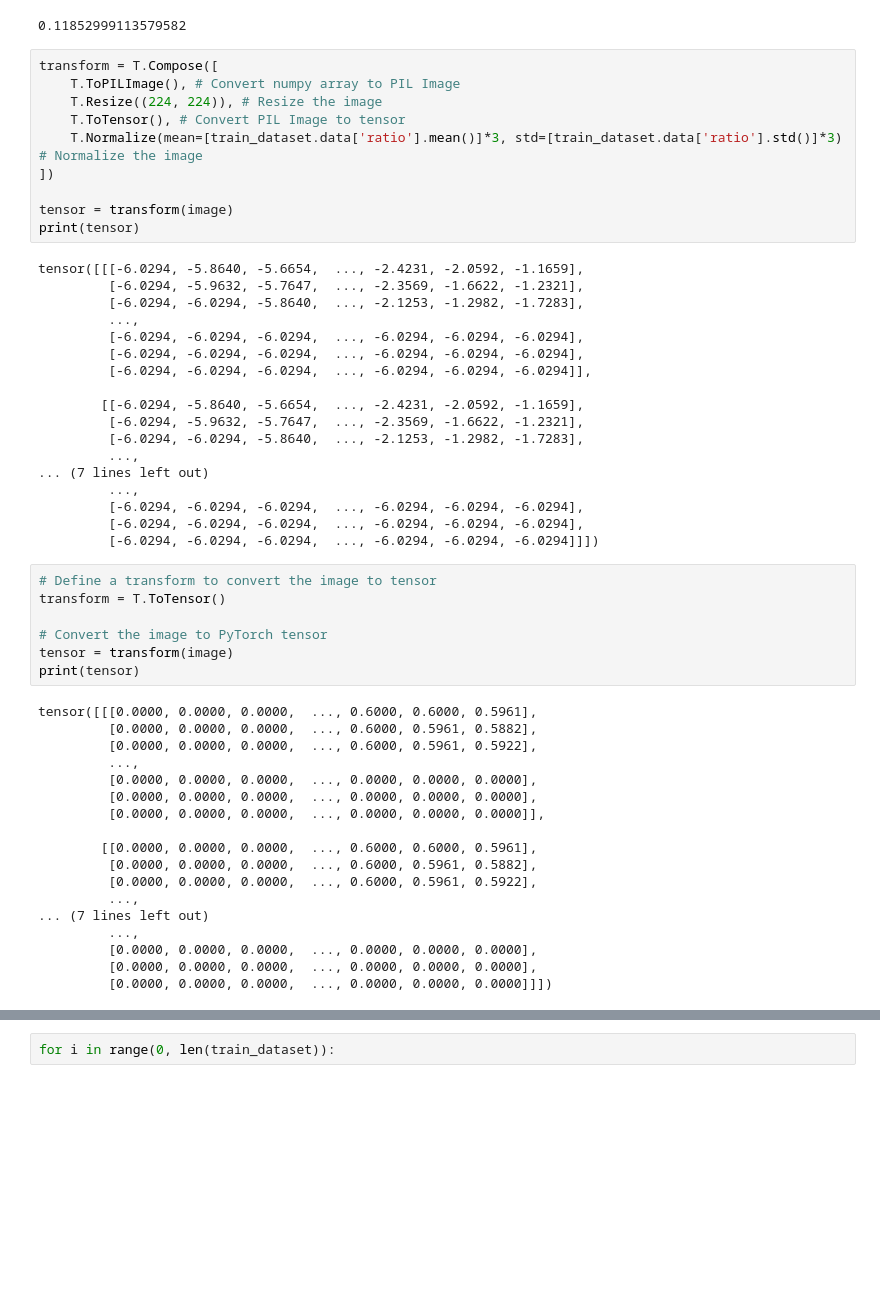
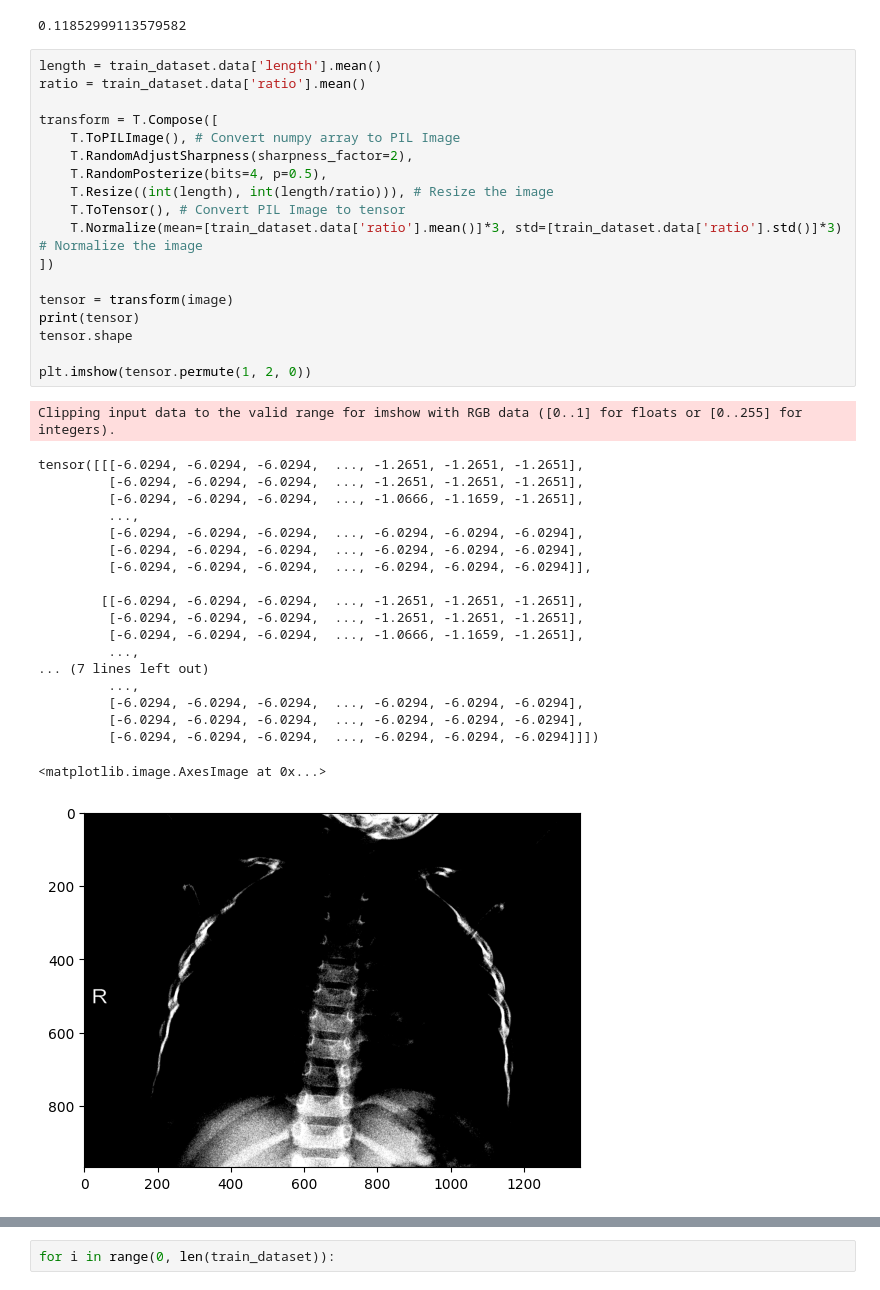
Before and after one commit to JPMartinezClaeys/30254-pneumoniacs, a Jupyter notebook: predict-pneumonia/lisette_notebook.ipynb, the cells around one changed output, grey strips where cells are left out. Cells and saved outputs as stored; diff of their text form; blank space fills up the shorter version.

Commit message:
transformation code added

```diff
--- a/predict-pneumonia/lisette_notebook.ipynb
+++ b/predict-pneumonia/lisette_notebook.ipynb
@@ -51,55 +52,41 @@ train_dataset.data['ratio'].std()
 # %% [output]
 0.11852999113579582
 # %%
+length = train_dataset.data['length'].mean()
+ratio = train_dataset.data['ratio'].mean()
+
 transform = T.Compose([
     T.ToPILImage(), # Convert numpy array to PIL Image
-    T.Resize((224, 224)), # Resize the image
+    T.RandomAdjustSharpness(sharpness_factor=2),
+    T.RandomPosterize(bits=4, p=0.5),
+    T.Resize((int(length), int(length/ratio))), # Resize the image
     T.ToTensor(), # Convert PIL Image to tensor
     T.Normalize(mean=[train_dataset.data['ratio'].mean()]*3, std=[train_dataset.data['ratio'].std()]*3) # Normalize the image
 ])
 
 tensor = transform(image)
 print(tensor)
+tensor.shape
+
+plt.imshow(tensor.permute(1, 2, 0))
 # %% [output]
-tensor([[[-6.0294, -5.8640, -5.6654,  ..., -2.4231, -2.0592, -1.1659],
-         [-6.0294, -5.9632, -5.7647,  ..., -2.3569, -1.6622, -1.2321],
-         [-6.0294, -6.0294, -5.8640,  ..., -2.1253, -1.2982, -1.7283],
-         ...,
-         [-6.0294, -6.0294, -6.0294,  ..., -6.0294, -6.0294, -6.0294],
-         [-6.0294, -6.0294, -6.0294,  ..., -6.0294, -6.0294, -6.0294],
-         [-6.0294, -6.0294, -6.0294,  ..., -6.0294, -6.0294, -6.0294]],
-
-        [[-6.0294, -5.8640, -5.6654,  ..., -2.4231, -2.0592, -1.1659],
-         [-6.0294, -5.9632, -5.7647,  ..., -2.3569, -1.6622, -1.2321],
-         [-6.0294, -6.0294, -5.8640,  ..., -2.1253, -1.2982, -1.7283],
-         ...,
-... (7 lines left out)
-         ...,
-         [-6.0294, -6.0294, -6.0294,  ..., -6.0294, -6.0294, -6.0294],
-         [-6.0294, -6.0294, -6.0294,  ..., -6.0294, -6.0294, -6.0294],
-         [-6.0294, -6.0294, -6.0294,  ..., -6.0294, -6.0294, -6.0294]]])
+Clipping input data to the valid range for imshow with RGB data ([0..1] for floats or [0..255] for integers).
+tensor([[[-6.0294, -6.0294, -6.0294,  ..., -1.2651, -1.2651, -1.2651],
+         [-6.0294, -6.0294, -6.0294,  ..., -1.2651, -1.2651, -1.2651],
+         [-6.0294, -6.0294, -6.0294,  ..., -1.0666, -1.1659, -1.2651],
+         ...,
+         [-6.0294, -6.0294, -6.0294,  ..., -6.0294, -6.0294, -6.0294],
+         [-6.0294, -6.0294, -6.0294,  ..., -6.0294, -6.0294, -6.0294],
+         [-6.0294, -6.0294, -6.0294,  ..., -6.0294, -6.0294, -6.0294]],
+
+        [[-6.0294, -6.0294, -6.0294,  ..., -1.2651, -1.2651, -1.2651],
+         [-6.0294, -6.0294, -6.0294,  ..., -1.2651, -1.2651, -1.2651],
+         [-6.0294, -6.0294, -6.0294,  ..., -1.0666, -1.1659, -1.2651],
+         ...,
+... (7 lines left out)
+         ...,
+         [-6.0294, -6.0294, -6.0294,  ..., -6.0294, -6.0294, -6.0294],
+         [-6.0294, -6.0294, -6.0294,  ..., -6.0294, -6.0294, -6.0294],
+         [-6.0294, -6.0294, -6.0294,  ..., -6.0294, -6.0294, -6.0294]]])
+<matplotlib.image.AxesImage at 0x...>
+[figure, added]
-# %%
-# Define a transform to convert the image to tensor
-transform = T.ToTensor()
-
-# Convert the image to PyTorch tensor
-tensor = transform(image)
-print(tensor)
-# %% [output]
-tensor([[[0.0000, 0.0000, 0.0000,  ..., 0.6000, 0.6000, 0.5961],
-         [0.0000, 0.0000, 0.0000,  ..., 0.6000, 0.5961, 0.5882],
-         [0.0000, 0.0000, 0.0000,  ..., 0.6000, 0.5961, 0.5922],
-         ...,
-         [0.0000, 0.0000, 0.0000,  ..., 0.0000, 0.0000, 0.0000],
-         [0.0000, 0.0000, 0.0000,  ..., 0.0000, 0.0000, 0.0000],
-         [0.0000, 0.0000, 0.0000,  ..., 0.0000, 0.0000, 0.0000]],
-
-        [[0.0000, 0.0000, 0.0000,  ..., 0.6000, 0.6000, 0.5961],
-         [0.0000, 0.0000, 0.0000,  ..., 0.6000, 0.5961, 0.5882],
-         [0.0000, 0.0000, 0.0000,  ..., 0.6000, 0.5961, 0.5922],
-         ...,
-... (7 lines left out)
-         ...,
-         [0.0000, 0.0000, 0.0000,  ..., 0.0000, 0.0000, 0.0000],
-         [0.0000, 0.0000, 0.0000,  ..., 0.0000, 0.0000, 0.0000],
-         [0.0000, 0.0000, 0.0000,  ..., 0.0000, 0.0000, 0.0000]]])
```
Also changed, not shown: parts of 5 cells of this notebook, 1 other file.
